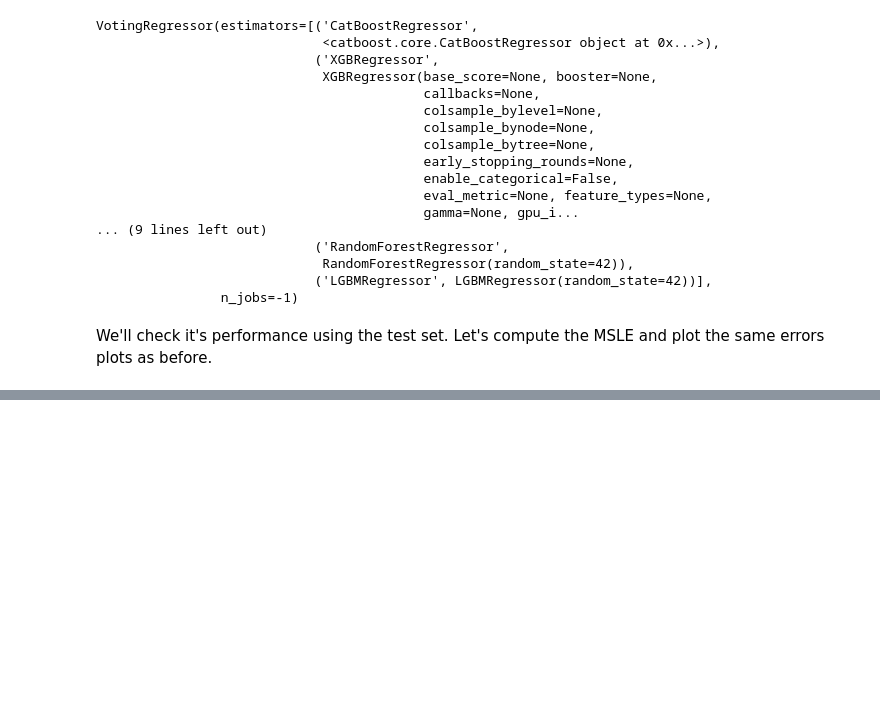
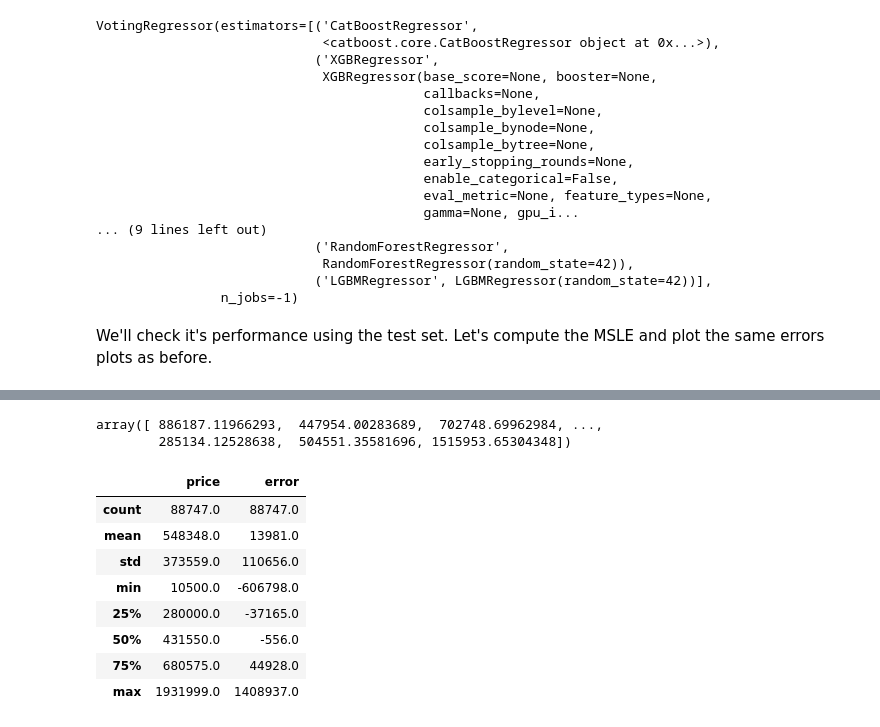
Before and after one commit to TheCamilovisk/HousePricePredictionApp, a Jupyter notebook: notebooks/04-model-selection.ipynb, the cells around one changed output, grey strips where cells are left out. Saved outputs shown, nothing was run; the diff lists cells and outputs as text; code cells hidden in the pictures; blank space fills up the shorter version.

```diff
--- a/notebooks/04-model-selection.ipynb
+++ b/notebooks/04-model-selection.ipynb
@@ -389,0 +394,27 @@ In the next and final notebook well learn how to fine-tune this model using Hype
+# %%
+voting_regressor.fit(transformed_features, transformed_target)
+
+all_predictions = voting_regressor.predict(transformed_features)
+transformed_predictions = target_transform.inverse_transform(all_predictions)
+transformed_predictions
+# %% [output]
+array([ 886187.11966293,  447954.00283689,  702748.69962984, ...,
+        285134.12528638,  504551.35581696, 1515953.65304348])
+# %%
+errors = pd.DataFrame()
+
+errors["property_type"] = features["property_type"]
+errors["price"] = target
+errors["error"] = target - transformed_predictions
+
+errors.describe().round()
+# %% [output]
+|  | price | error |
+| count | 88747.0 | 88747.0 |
+| mean | 548348.0 | 13981.0 |
+| std | 373559.0 | 110656.0 |
+| min | 10500.0 | -606798.0 |
+| 25% | 280000.0 | -37165.0 |
+| 50% | 431550.0 | -556.0 |
+| 75% | 680575.0 | 44928.0 |
+| max | 1931999.0 | 1408937.0 |
```
Also changed, not shown: parts of 11 cells of this notebook.
